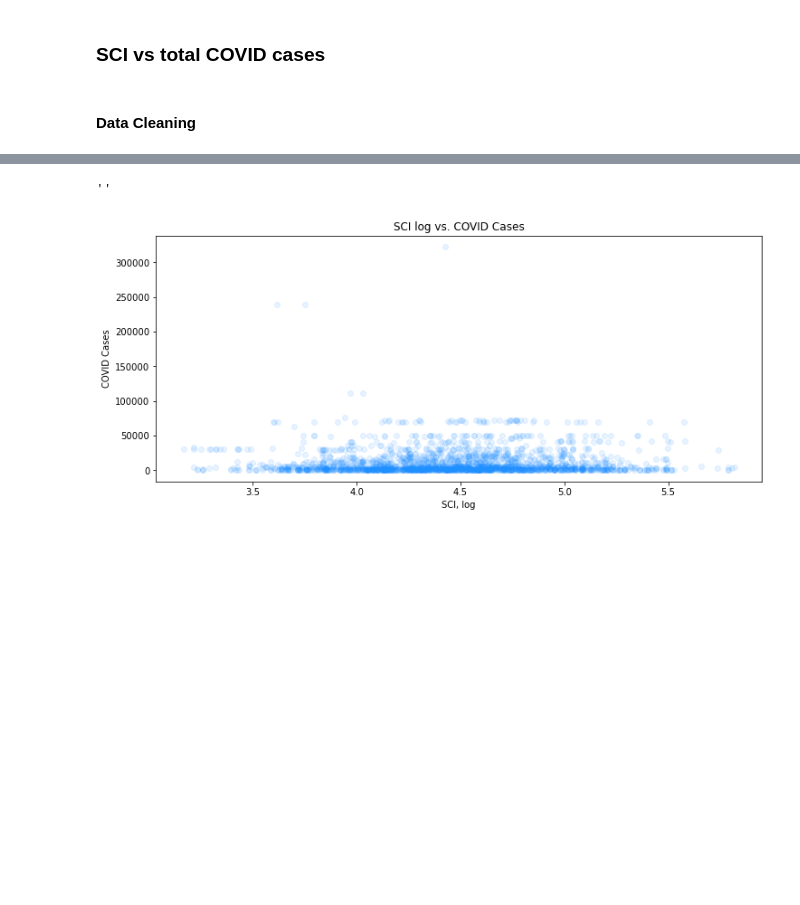
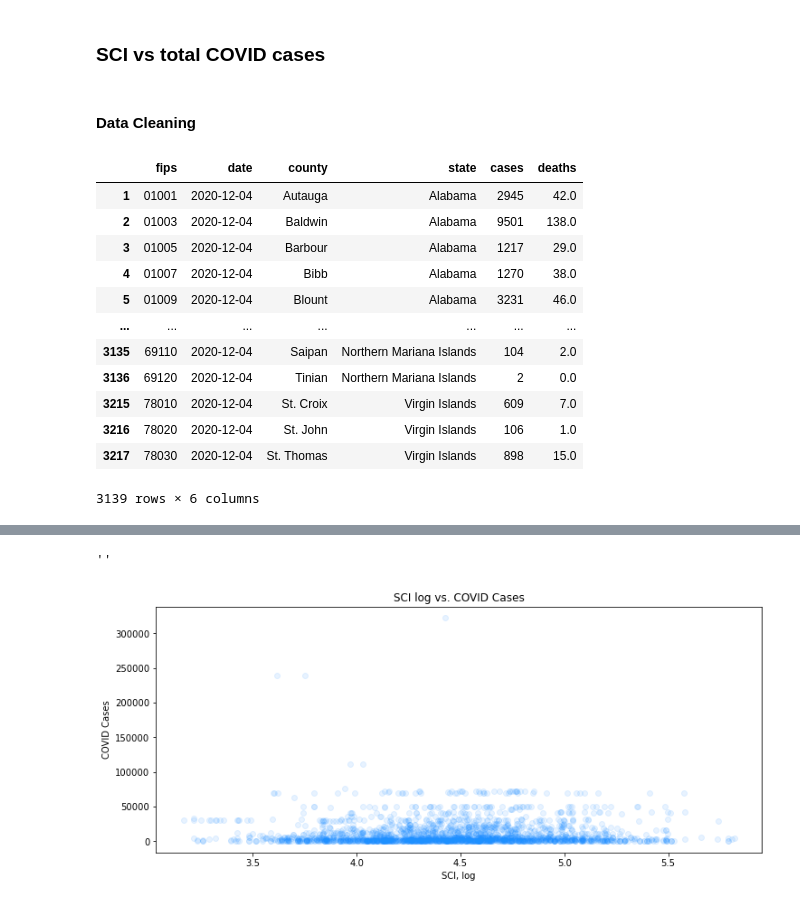
Before and after one commit to anthonylschultz/COVID_Spread_and_Social_Connectedness, a Jupyter notebook: capstone_1.ipynb, the cells around one changed output, grey strips where cells are left out. Drawn from its saved outputs; the diff is of its cells as text; code cells hidden in the pictures; blank space fills up the shorter version.

```diff
--- a/capstone_1.ipynb
+++ b/capstone_1.ipynb
@@ -405,3 +373,19 @@ popdensci_join = popdensci_join.join(covid_h).reset_index()
+# %%
+covid_h
+# %% [output]
+|  | fips | date | county | state | cases | deaths |
+| 1 | 01001 | 2020-12-04 | Autauga | Alabama | 2945 | 42.0 |
+| 2 | 01003 | 2020-12-04 | Baldwin | Alabama | 9501 | 138.0 |
+| 3 | 01005 | 2020-12-04 | Barbour | Alabama | 1217 | 29.0 |
+| 4 | 01007 | 2020-12-04 | Bibb | Alabama | 1270 | 38.0 |
+| 5 | 01009 | 2020-12-04 | Blount | Alabama | 3231 | 46.0 |
+| ... | ... | ... | ... | ... | ... | ... |
+| 3135 | 69110 | 2020-12-04 | Saipan | Northern Mariana Islands | 104 | 2.0 |
+| 3136 | 69120 | 2020-12-04 | Tinian | Northern Mariana Islands | 2 | 0.0 |
+| 3215 | 78010 | 2020-12-04 | St. Croix | Virgin Islands | 609 | 7.0 |
+| 3216 | 78020 | 2020-12-04 | St. John | Virgin Islands | 106 | 1.0 |
+| 3217 | 78030 | 2020-12-04 | St. Thomas | Virgin Islands | 898 | 15.0 |
+3139 rows × 6 columns
 # %%
 popdensci_join
 # %% [output]
```
Also changed, not shown: parts of 14 cells of this notebook.
